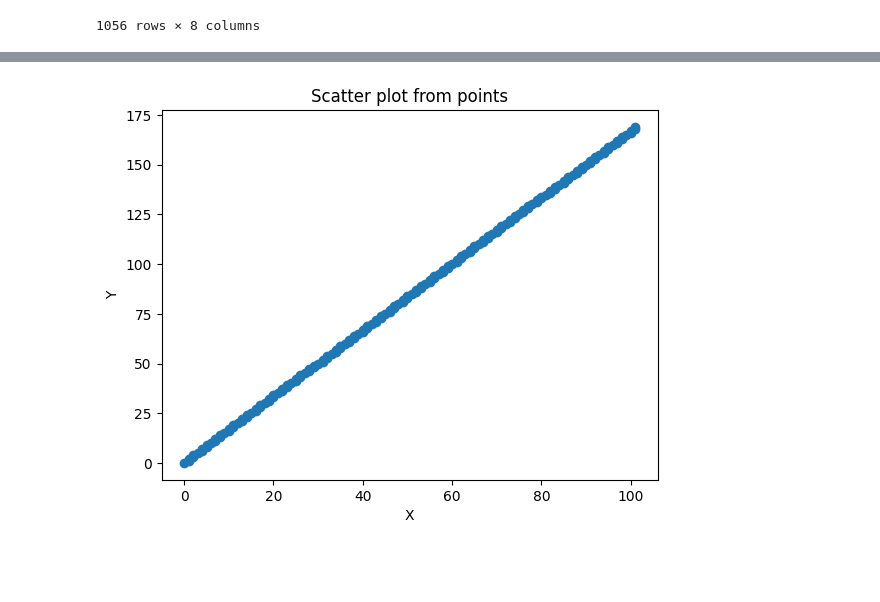
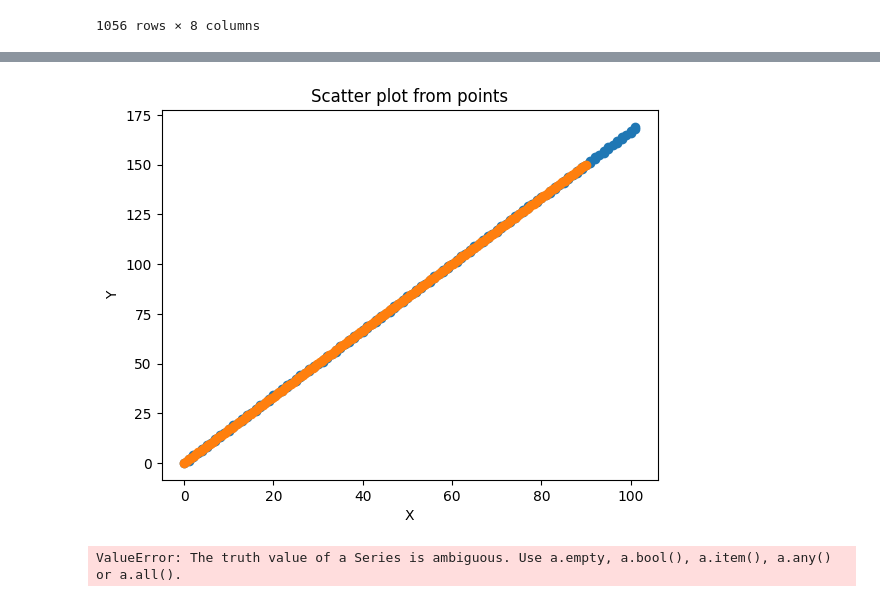
Before and after one commit to GentlemanFrog/Random_projects_python, a Jupyter notebook: Ranodom_jupiters_notes/Comparing_trajectories/Comparing_trajectories.ipynb, the cells around one changed output, grey strips where cells are left out. Saved outputs shown, nothing was run; the diff lists cells and outputs as text; code cells hidden in the pictures; blank space fills up the shorter version.

```diff
--- a/Ranodom_jupiters_notes/Comparing_trajectories/Comparing_trajectories.ipynb
+++ b/Ranodom_jupiters_notes/Comparing_trajectories/Comparing_trajectories.ipynb
@@ -116,0 +97,34 @@ random_points
+# %%
+# Also lets add straight amtmematical approach to getting sample from line:
+# where we give th coordinates, and number of samples we get so if the movement was
+# 40 frames we get 40 samples becasue we know the start and end points we need 38 more beetwen knowns
+# points
+def get_points_on_line(x_A, y_A, x_B, y_B, n_samples):
+    # Calcualting distance between those points:
+    distance = math.sqrt((x_B - x_A)**2 + (y_B - y_A)**2)
+
+    step = (x_B - x_A) / (n_samples-1)
+
+    # Calcualting the slope of the line and the b y-intercept
+    m = (y_B - y_A) / (x_B - x_A)
+    b = y_A - m * x_A
+
+    # Setting the points list:
+    points = []
+
+    x = x_A
+
+    while x <= x_B:
+        y = m * x + b
+        points.append((x, y))
+        x += step
+
+    return points
+# %%
+# From the Bersenham's algorithm:
+random_points = get_intermidiate_points((0,0), (90,150), 170)
+random_points
+
+# From the straight amthematical approach:
+random_points_math = get_points_on_line(0,0, 90,150, 170)
+random_points_math
@@ -117,16 +149,32 @@ random_points
 # %%
 # Chcecking the performance of the algorithm:
 
 # Unpacking the tuples into the separete x and y:
+# first list:
 x_values, y_values = zip(*random_points)
+# second list:
+x_2, y_2 = zip(*random_points_math)
 
 # Creating scatterplot:
-plt.scatter(x_values, y_values)
+plt.scatter(x_values, y_values, label = 'Algoritm')
+plt.scatter(x_2, y_2, label = 'Math_approach')
 plt.xlabel('X')
 plt.ylabel('Y')
 plt.title('Scatter plot from points')
 
 # displaying:
 plt.show()
 # %% [output]
-[figure, old version]
+[figure, new version]
+# %%
+# Added option to try to generate the new point in straight line acording to the previous data frame:
+# creating a new data frame with equal number of rows based on the 'number' column
+df_move_frames_straight_line = pd.DataFrame(np.repeat(df_random.values, df_random['Move_frames'], axis = 0),
+                              columns=df_random.columns)
+
+# Generating random integers for each pos_x, pos_y in each row:
+#df_move_frames_straight_line[['pos_x', 'pos_y']] = pd.DataFrame(get_intermidiate_points((df_move_frames['start_x'], df_move_frames['start_y']),
+#                                                                                        (df_move_frames['end_x'], df_move_frames['end_y'])
+#                                                                                        ,len(df_move_frames)))
+# %% [output]
+ValueError: The truth value of a Series is ambiguous. Use a.empty, a.bool(), a.item(), a.any() or a.all().
```
Also changed, not shown: parts of 3 cells of this notebook.
